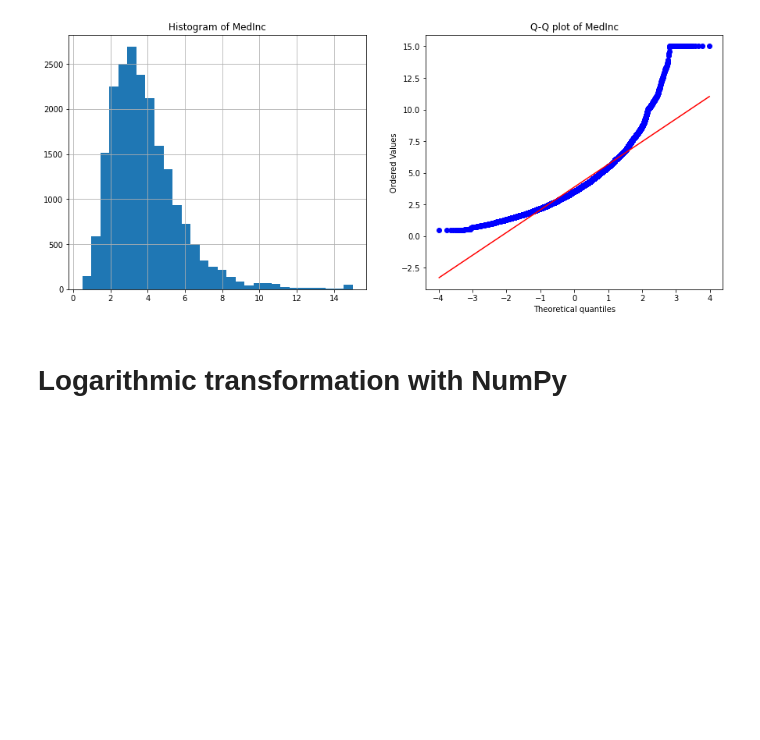
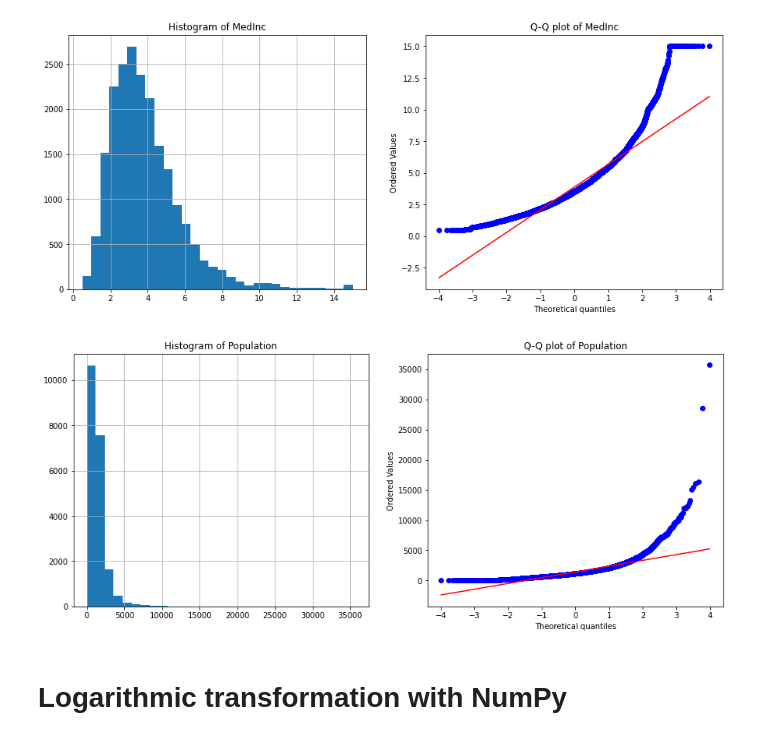
Before and after one commit to solegalli/feature-engineering-for-machine-learning, a Jupyter notebook: Section-11-Variable-Transformation/01-numpy-scipy/01-logarithmic-transformation.ipynb, the cells around one changed output. Cells and saved outputs as stored; diff of their text form; code cells hidden in the pictures; blank space fills up the shorter version.

```diff
--- a/Section-11-Variable-Transformation/01-numpy-scipy/01-logarithmic-transformation.ipynb
+++ b/Section-11-Variable-Transformation/01-numpy-scipy/01-logarithmic-transformation.ipynb
@@ -60,6 +60,10 @@ def diagnostic_plots(df, variable):
 diagnostic_plots(X, "MedInc")
 # %% [output]
 [figure]
+# %%
+diagnostic_plots(X, "Population")
+# %% [output]
+[figure, added]
 # %% [markdown]
 # Logarithmic transformation with NumPy
 # %%
```
Also changed, not shown: parts of 1 cell of this notebook, 20 other files.
